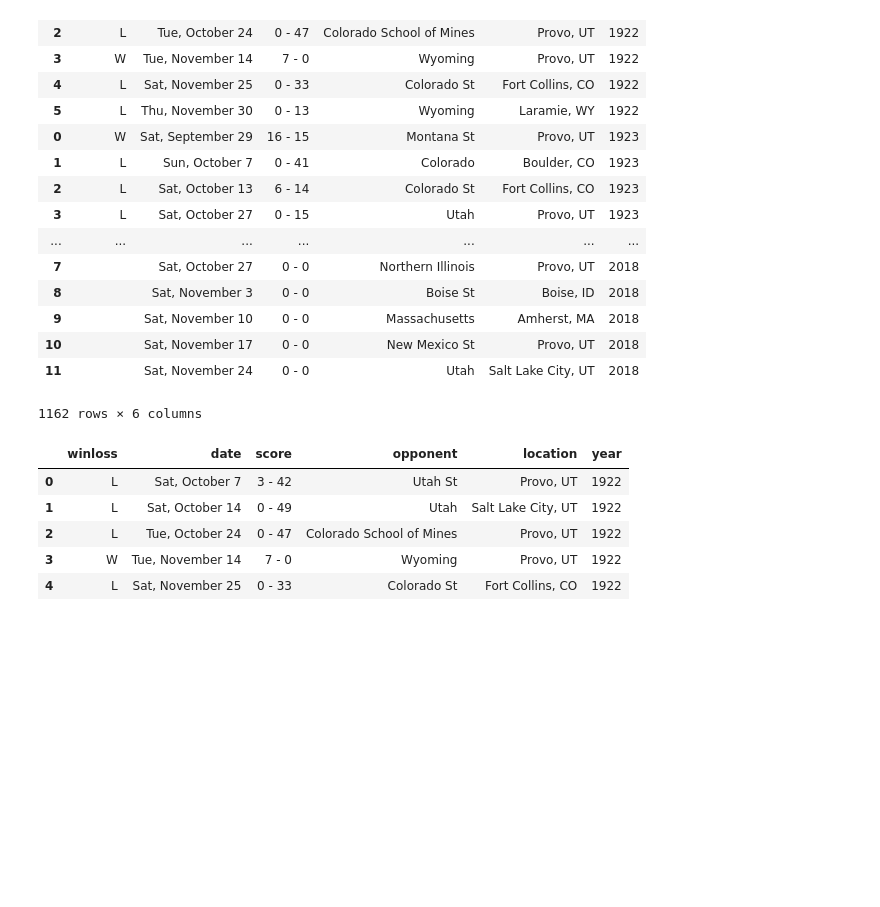
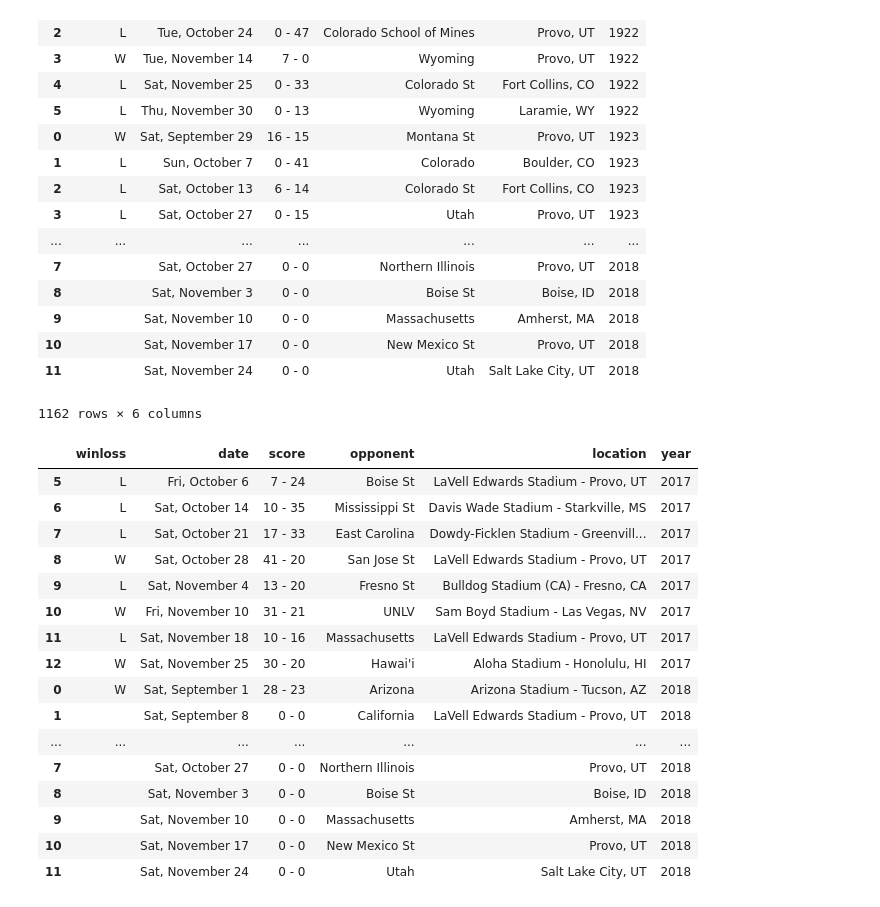
Before and after one commit to bryanwhiting/blog_deprecated, a Jupyter notebook: data/201809-college-football/scrape-college-football.ipynb, the cells around one changed output. Saved outputs shown, nothing was run; the diff lists cells and outputs as text; code cells hidden in the pictures; blank space fills up the shorter version.

```diff
--- a/data/201809-college-football/scrape-college-football.ipynb
+++ b/data/201809-college-football/scrape-college-football.ipynb
@@ -86,15 +86,26 @@ for y in years:
 | 10 |  | Sat, November 17 | 0 - 0 | New Mexico St | Provo, UT | 2018 |
 | 11 |  | Sat, November 24 | 0 - 0 | Utah | Salt Lake City, UT | 2018 |
 1162 rows × 6 columns
-# %%
-all_years.head()
-# %% [output]
-|  | winloss | date | score | opponent | location | year |
-| 0 | L | Sat, October 7 | 3 - 42 | Utah St | Provo, UT | 1922 |
-| 1 | L | Sat, October 14 | 0 - 49 | Utah | Salt Lake City, UT | 1922 |
-| 2 | L | Tue, October 24 | 0 - 47 | Colorado School of Mines | Provo, UT | 1922 |
-| 3 | W | Tue, November 14 | 7 - 0 | Wyoming | Provo, UT | 1922 |
-| 4 | L | Sat, November 25 | 0 - 33 | Colorado St | Fort Collins, CO | 1922 |
+# %%
+all_years.tail(20)
+# %% [output]
+|  | winloss | date | score | opponent | location | year |
+| 5 | L | Fri, October 6 | 7 - 24 | Boise St | LaVell Edwards Stadium - Provo, UT | 2017 |
+| 6 | L | Sat, October 14 | 10 - 35 | Mississippi St | Davis Wade Stadium - Starkville, MS | 2017 |
+| 7 | L | Sat, October 21 | 17 - 33 | East Carolina | Dowdy-Ficklen Stadium - Greenvill... | 2017 |
+| 8 | W | Sat, October 28 | 41 - 20 | San Jose St | LaVell Edwards Stadium - Provo, UT | 2017 |
+| 9 | L | Sat, November 4 | 13 - 20 | Fresno St | Bulldog Stadium (CA) - Fresno, CA | 2017 |
+| 10 | W | Fri, November 10 | 31 - 21 | UNLV | Sam Boyd Stadium - Las Vegas, NV | 2017 |
+| 11 | L | Sat, November 18 | 10 - 16 | Massachusetts | LaVell Edwards Stadium - Provo, UT | 2017 |
+| 12 | W | Sat, November 25 | 30 - 20 | Hawai'i | Aloha Stadium - Honolulu, HI | 2017 |
+| 0 | W | Sat, September 1 | 28 - 23 | Arizona | Arizona Stadium - Tucson, AZ | 2018 |
+| 1 |  | Sat, September 8 | 0 - 0 | California | LaVell Edwards Stadium - Provo, UT | 2018 |
+| ... | ... | ... | ... | ... | ... | ... |
+| 7 |  | Sat, October 27 | 0 - 0 | Northern Illinois | Provo, UT | 2018 |
+| 8 |  | Sat, November 3 | 0 - 0 | Boise St | Boise, ID | 2018 |
+| 9 |  | Sat, November 10 | 0 - 0 | Massachusetts | Amherst, MA | 2018 |
+| 10 |  | Sat, November 17 | 0 - 0 | New Mexico St | Provo, UT | 2018 |
+| 11 |  | Sat, November 24 | 0 - 0 | Utah | Salt Lake City, UT | 2018 |
 # %%
 # Join the dataframes
 byu_data = all_years.merge(df, on='year')
```
Also changed, not shown: 49 other files.
